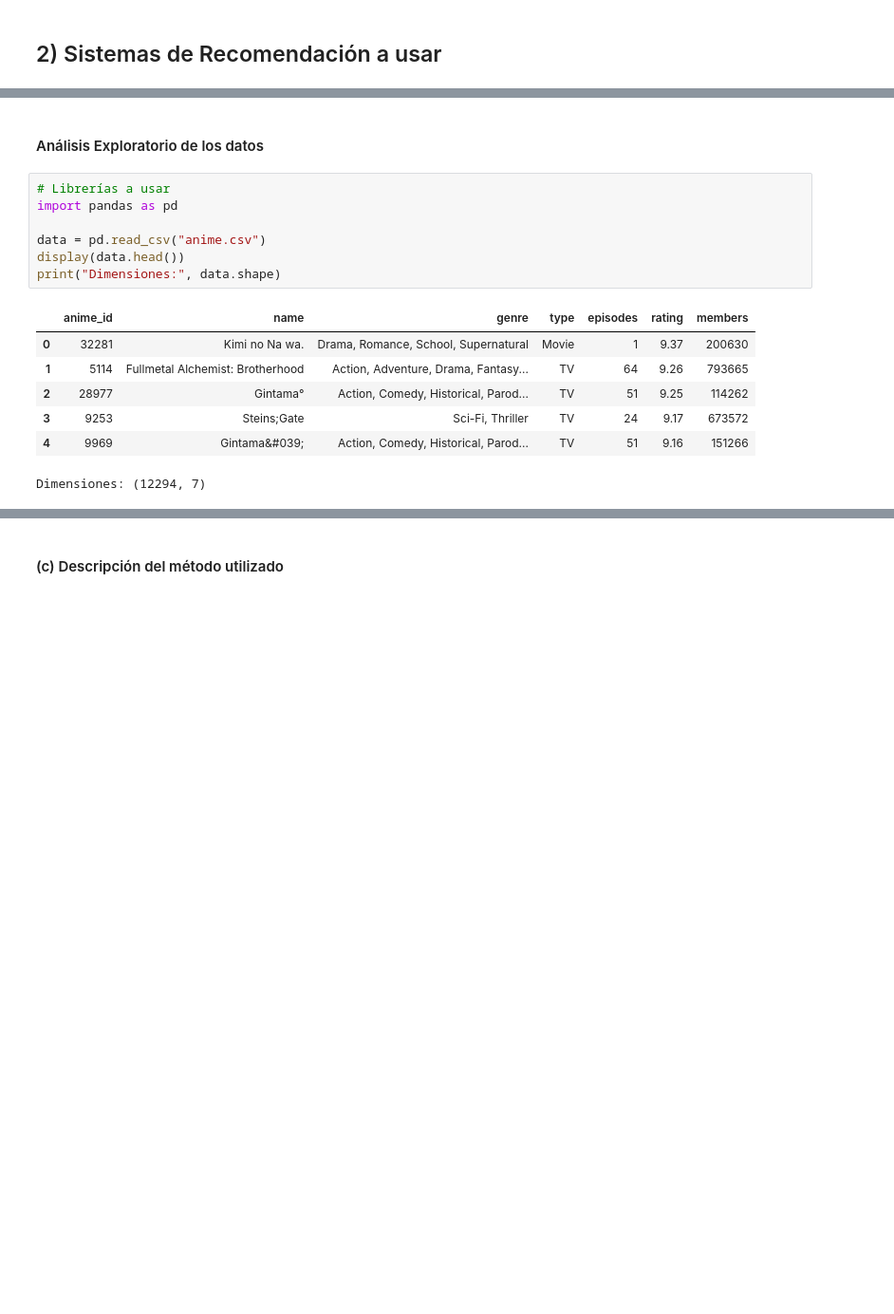
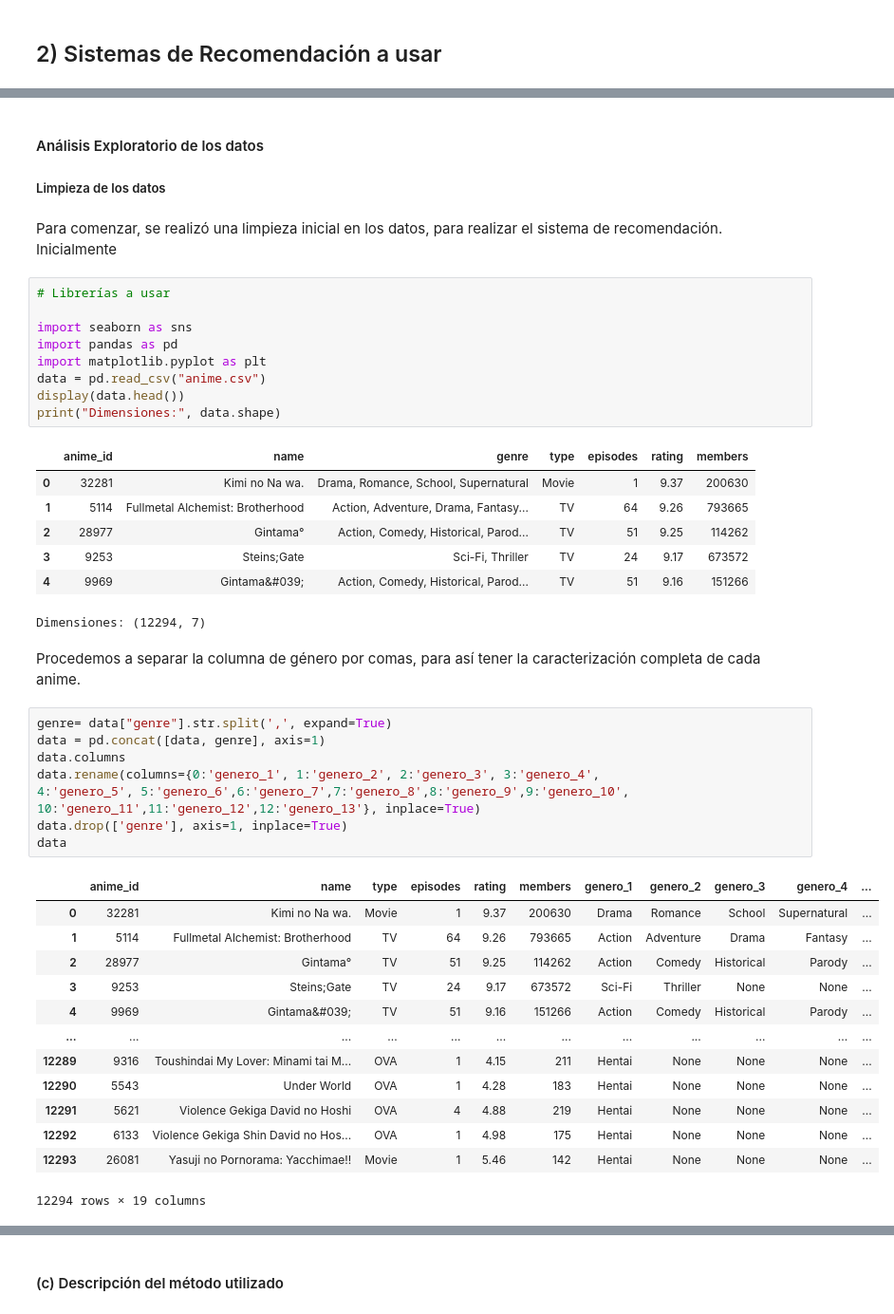
Before and after one commit to ffvilca/topicos_tarea-1, a Jupyter notebook: notebook.ipynb, the cells around one changed output, grey strips where cells are left out. Shown at 95% size. Saved outputs shown, nothing was run; the diff lists cells and outputs as text; blank space fills up the shorter version.

```diff
--- a/notebook.ipynb
+++ b/notebook.ipynb
@@ -44,9 +44,15 @@ H(Z) &= -E(log(f(Z))) \\
 # %% [markdown]
 #### Análisis Exploratorio de los datos
+
+##### Limpieza de los datos
+# %% [markdown]
+Para comenzar, se realizó una limpieza inicial en los datos, para realizar el sistema de recomendación. Inicialmente
 # %%
 # Librerías a usar
+
+import seaborn as sns
 import pandas as pd
-
+import matplotlib.pyplot as plt
 data = pd.read_csv("anime.csv")
 display(data.head())
 print("Dimensiones:", data.shape)
@@ -58,3 +64,28 @@ print("Dimensiones:", data.shape)
 | 3 | 9253 | Steins;Gate | Sci-Fi, Thriller | TV | 24 | 9.17 | 673572 |
 | 4 | 9969 | Gintama&#039; | Action, Comedy, Historical, Parod... | TV | 51 | 9.16 | 151266 |
 Dimensiones: (12294, 7)
+# %% [markdown]
+Procedemos a separar la columna de género por comas, para así tener la caracterización completa de cada anime.
+# %%
+genre= data["genre"].str.split(',', expand=True)
+data = pd.concat([data, genre], axis=1)
+data.columns
+data.rename(columns={0:'genero_1', 1:'genero_2', 2:'genero_3', 3:'genero_4',
+4:'genero_5', 5:'genero_6',6:'genero_7',7:'genero_8',8:'genero_9',9:'genero_10',
+10:'genero_11',11:'genero_12',12:'genero_13'}, inplace=True)
+data.drop(['genre'], axis=1, inplace=True)
+data
+# %% [output]
+|  | anime_id | name | type | episodes | rating | members | genero_1 | genero_2 | genero_3 | genero_4 | ... |
+| 0 | 32281 | Kimi no Na wa. | Movie | 1 | 9.37 | 200630 | Drama | Romance | School | Supernatural | ... |
+| 1 | 5114 | Fullmetal Alchemist: Brotherhood | TV | 64 | 9.26 | 793665 | Action | Adventure | Drama | Fantasy | ... |
+| 2 | 28977 | Gintama° | TV | 51 | 9.25 | 114262 | Action | Comedy | Historical | Parody | ... |
+| 3 | 9253 | Steins;Gate | TV | 24 | 9.17 | 673572 | Sci-Fi | Thriller | None | None | ... |
+| 4 | 9969 | Gintama&#039; | TV | 51 | 9.16 | 151266 | Action | Comedy | Historical | Parody | ... |
+| ... | ... | ... | ... | ... | ... | ... | ... | ... | ... | ... | ... |
+| 12289 | 9316 | Toushindai My Lover: Minami tai M... | OVA | 1 | 4.15 | 211 | Hentai | None | None | None | ... |
+| 12290 | 5543 | Under World | OVA | 1 | 4.28 | 183 | Hentai | None | None | None | ... |
+| 12291 | 5621 | Violence Gekiga David no Hoshi | OVA | 4 | 4.88 | 219 | Hentai | None | None | None | ... |
+| 12292 | 6133 | Violence Gekiga Shin David no Hos... | OVA | 1 | 4.98 | 175 | Hentai | None | None | None | ... |
+| 12293 | 26081 | Yasuji no Pornorama: Yacchimae!! | Movie | 1 | 5.46 | 142 | Hentai | None | None | None | ... |
+12294 rows × 19 columns
```
Also changed, not shown: parts of 14 cells of this notebook, 1 other file.
